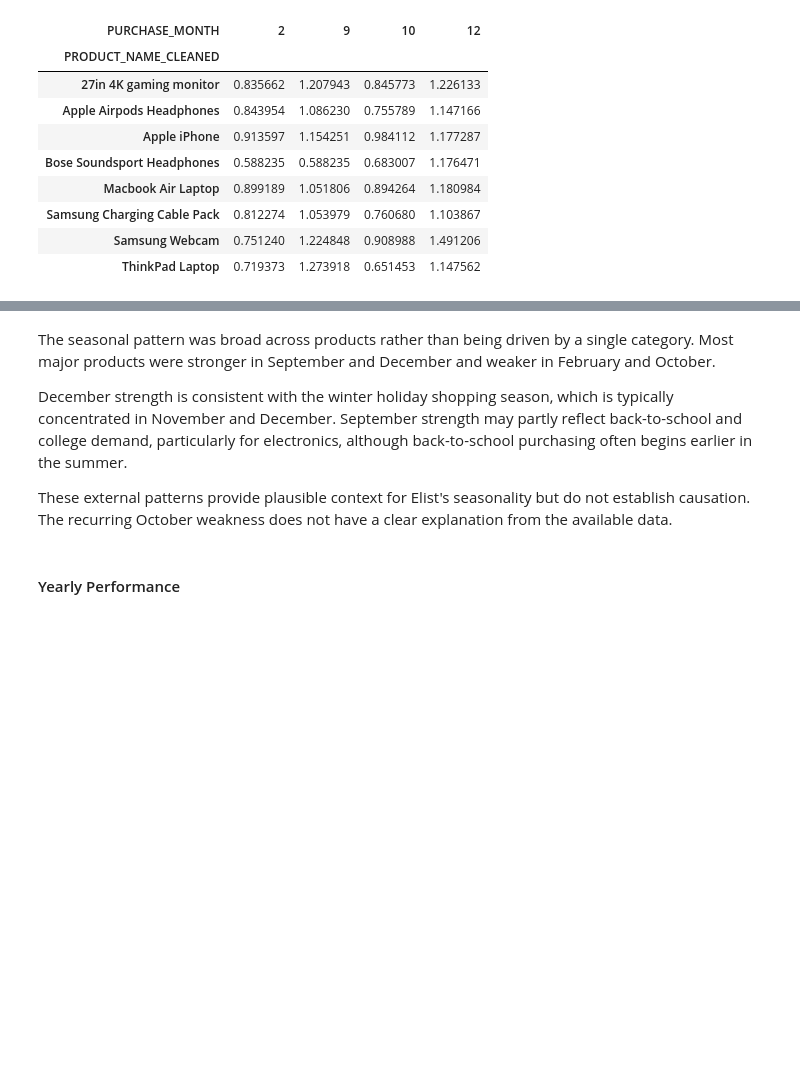
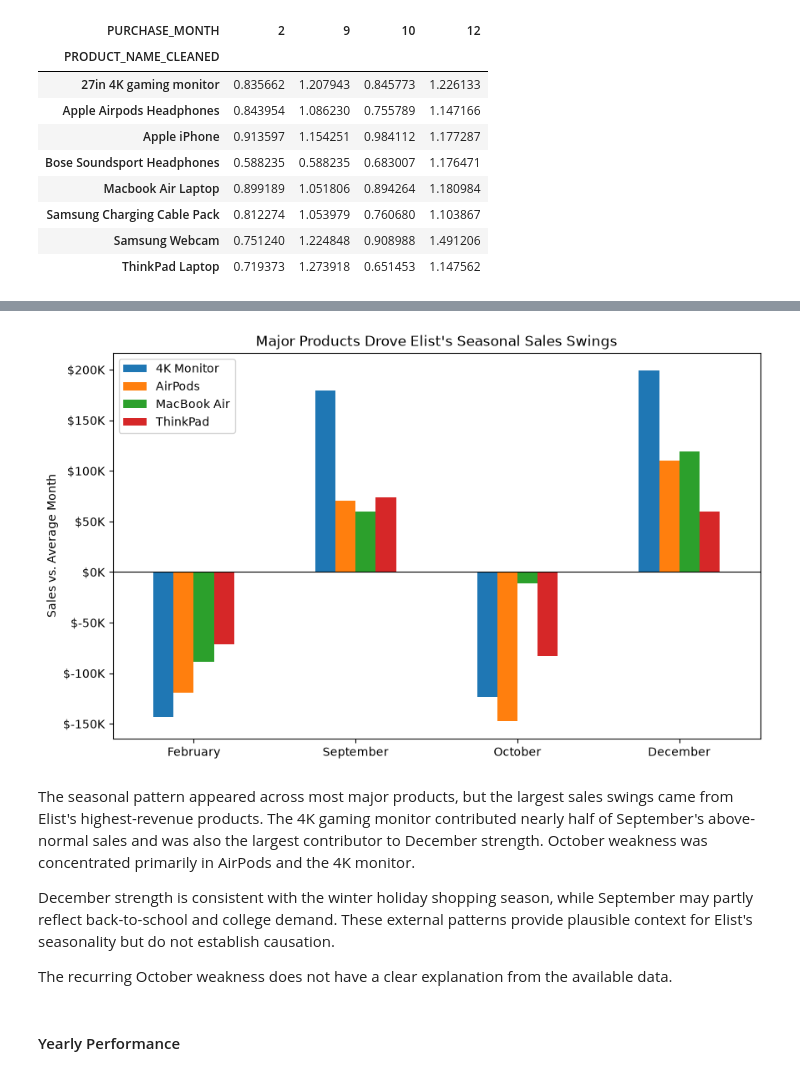
Before and after one commit to matthitch/elist_analysis, a Jupyter notebook: elist_analysis.ipynb, the cells around one changed output, grey strips where cells are left out. Cells and saved outputs as stored; diff of their text form; code cells hidden in the pictures; blank space fills up the shorter version.

```diff
--- a/elist_analysis.ipynb
+++ b/elist_analysis.ipynb
@@ -752,9 +809,68 @@ product_seasonality_summary[
+# %%
+# Seasonal sales contribution by major product
+major_products = [
+    "27in 4K gaming monitor",
+    "Apple Airpods Headphones",
+    "Macbook Air Laptop",
+    "ThinkPad Laptop"
+]
+
+seasonality_plot = product_seasonality_drivers[
+    product_seasonality_drivers["PRODUCT_NAME_CLEANED"].isin(major_products)
+].copy()
+
+seasonality_plot["MONTH"] = seasonality_plot["PURCHASE_MONTH"].map({
+    2: "February",
+    9: "September",
+    10: "October",
+    12: "December"
+})
+
+seasonality_plot["PRODUCT"] = seasonality_plot["PRODUCT_NAME_CLEANED"].replace({
+    "27in 4K gaming monitor": "4K Monitor",
+    "Apple Airpods Headphones": "AirPods",
+    "Macbook Air Laptop": "MacBook Air",
+    "ThinkPad Laptop": "ThinkPad"
+})
+
+seasonality_plot = seasonality_plot.pivot(
+    index="MONTH",
+    columns="PRODUCT",
+    values="SALES_VS_AVG"
+)
+
+seasonality_plot = seasonality_plot.reindex([
+    "February",
+    "September",
+    "October",
+    "December"
+])
+
+seasonality_plot.plot(
+    kind="bar",
+    figsize=(10, 6)
+)
+
+plt.axhline(0, color="black", linewidth=0.8)
+plt.ylabel("Sales vs. Average Month")
+plt.xlabel("")
+plt.title("Major Products Drove Elist's Seasonal Sales Swings")
+plt.xticks(rotation=0)
+
+plt.gca().yaxis.set_major_formatter(
+    FuncFormatter(lambda x, pos: f"${x/1000:.0f}K")
+)
+
+plt.legend(title="")
+plt.show()
+# %% [output]
+[figure, added]
 # %% [markdown]
-The seasonal pattern was broad across products rather than being driven by a single category. Most major products were stronger in September and December and weaker in February and October.
+The seasonal pattern appeared across most major products, but the largest sales swings came from Elist's highest-revenue products. The 4K gaming monitor contributed nearly half of September's above-normal sales and was also the largest contributor to December strength. October weakness was concentrated primarily in AirPods and the 4K monitor.
 
-December strength is consistent with the winter holiday shopping season, which is typically concentrated in November and December. September strength may partly reflect back-to-school and college demand, particularly for electronics, although back-to-school purchasing often begins earlier in the summer.
+December strength is consistent with the winter holiday shopping season, while September may partly reflect back-to-school and college demand. These external patterns provide plausible context for Elist's seasonality but do not establish causation.
 
-These external patterns provide plausible context for Elist's seasonality but do not establish causation. The recurring October weakness does not have a clear explanation from the available data.
+The recurring October weakness does not have a clear explanation from the available data.
 # %% [markdown]
 #### Yearly Performance
 # %%
```
Also changed, not shown: parts of 17 cells of this notebook, 1 other file.
